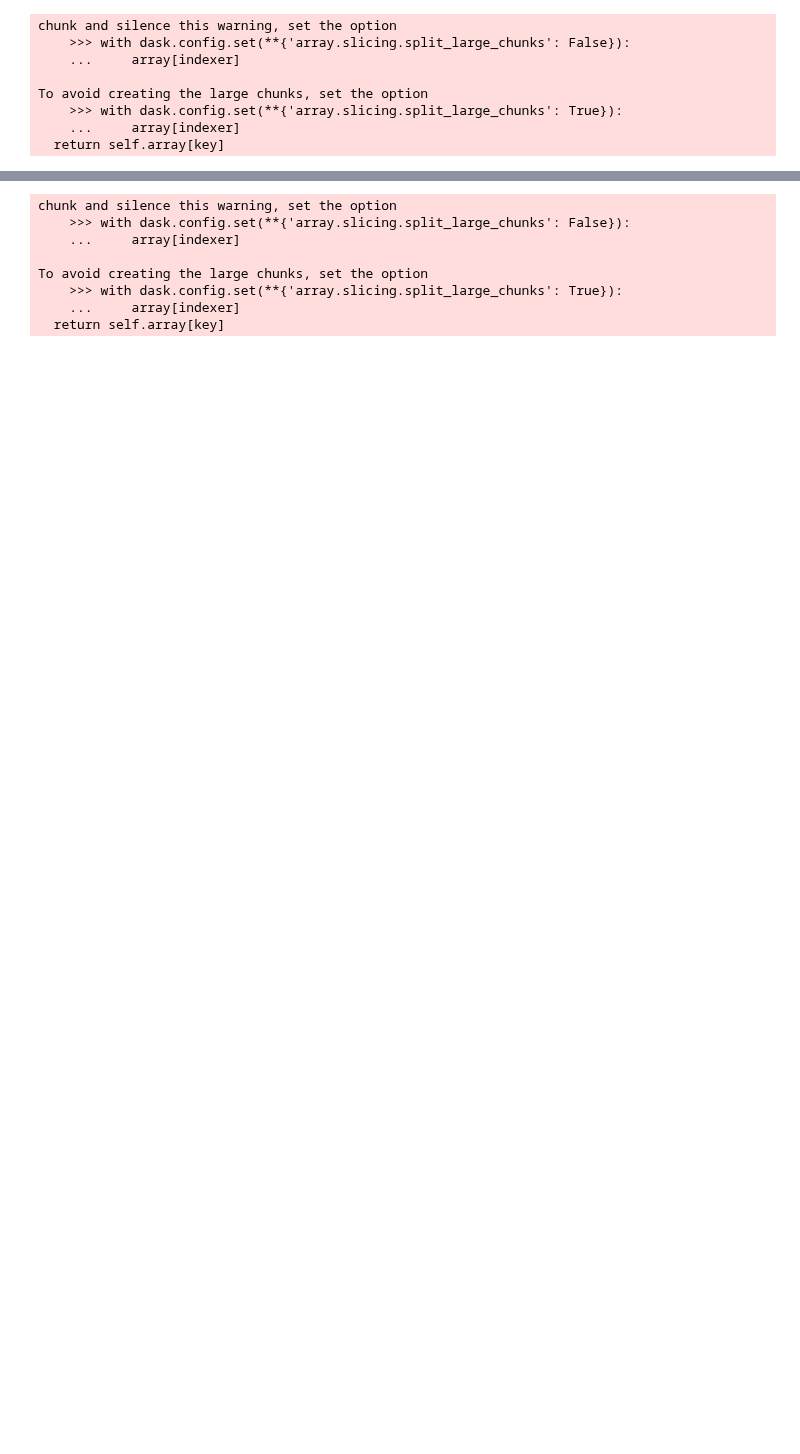
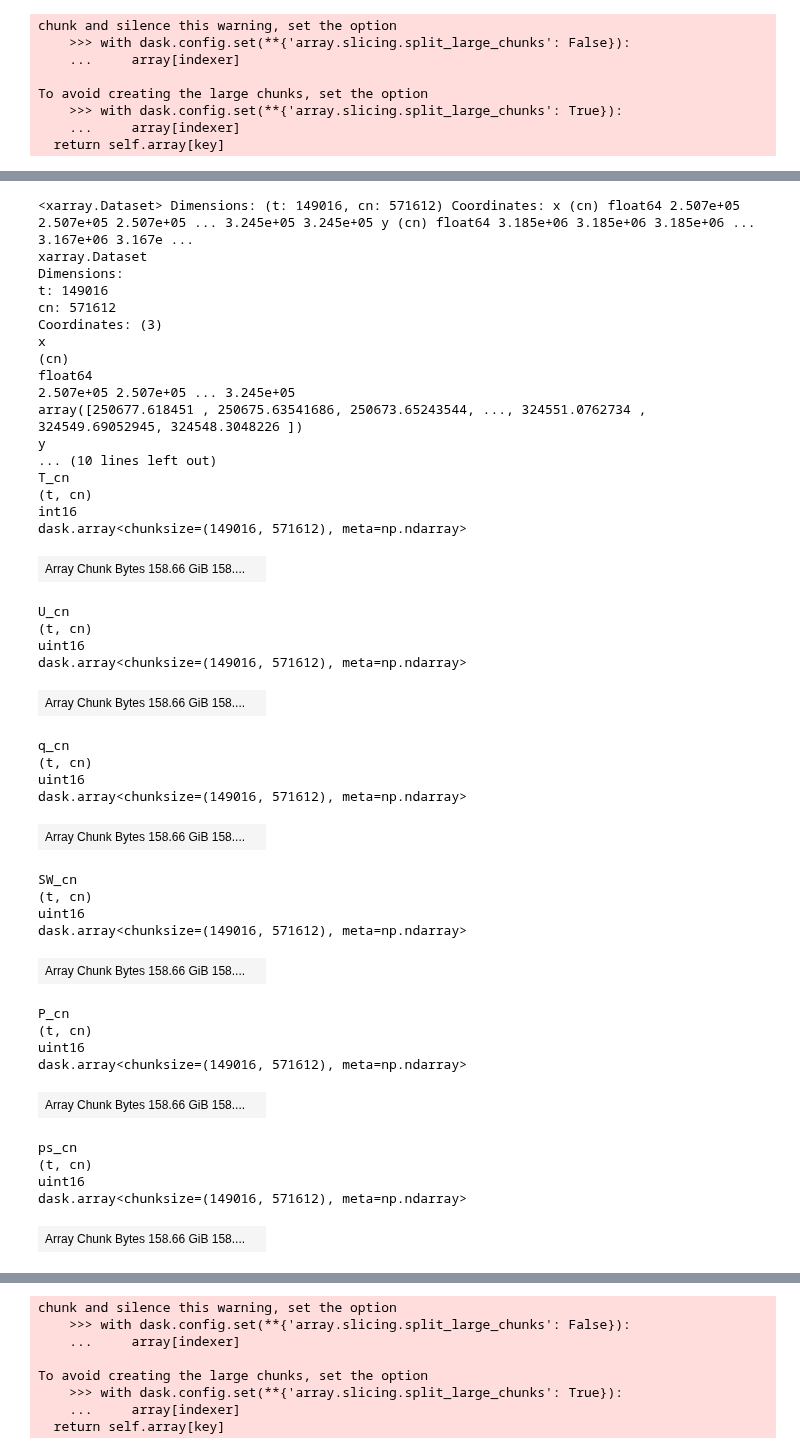
Before and after one commit to jacobqs/MST-Himalaya, a Jupyter notebook: notebooks/topo.ipynb, the cells around one changed output, grey strips where cells are left out. Cells and saved outputs as stored; diff of their text form; code cells hidden in the pictures; blank space fills up the shorter version.

```diff
--- a/notebooks/topo.ipynb
+++ b/notebooks/topo.ipynb
@@ -79,3 +108,5 @@ df['y'] = y
 # #     y_dist = np.abs(df['y'][i] - y_grid)
 # #     y_min_dist_inx = np.where(y_dist == np.min(y_dist))[0]
 # #     df.loc[i, 'y_grid'] = y_grid[y_min_dist_inx]
+# %%
+ds_new = ds.assign_coords(dict(x = (['pixels'], x), y = (['pixels'], y), cn = (['pixels'], cn)))
@@ -81,0 +133,4 @@ df['y'] = y
+# %%
+ds_new = ds_new.assign(dict(T_cn = (['t', 'cn'], T_cn.data), U_cn = (['t', 'cn'], U_cn.data),
+                            q_cn = (['t', 'cn'], q_cn.data), SW_cn = (['t', 'cn'], SW_cn.data),
+                            P_cn = (['t', 'cn'], P_cn.data), ps_cn = (['t', 'cn'], ps_cn.data)))
@@ -81,0 +157,2 @@ df['y'] = y
+# %%
+ds_new = ds_new.drop_dims(['clusters', 'pixels', 'latitude', 'longitude'])
@@ -167,0 +496,46 @@ flattend_df = grouped_df_copy.groupby('index_right').count()
+# %%
+ds_new
+# %% [output]
+<xarray.Dataset> Dimensions: (t: 149016, cn: 571612) Coordinates: x (cn) float64 2.507e+05 2.507e+05 2.507e+05 ... 3.245e+05 3.245e+05 y (cn) float64 3.185e+06 3.185e+06 3.185e+06 ... 3.167e+06 3.167e ...
+xarray.Dataset
+Dimensions:
+t: 149016
+cn: 571612
+Coordinates: (3)
+x
+(cn)
+float64
+2.507e+05 2.507e+05 ... 3.245e+05
+array([250677.618451 , 250675.63541686, 250673.65243544, ..., 324551.0762734 , 324549.69052945, 324548.3048226 ])
+y
+... (10 lines left out)
+T_cn
+(t, cn)
+int16
+dask.array<chunksize=(149016, 571612), meta=np.ndarray>
+| Array Chunk Bytes 158.66 GiB 158.... |  |
+U_cn
+(t, cn)
+uint16
+dask.array<chunksize=(149016, 571612), meta=np.ndarray>
+| Array Chunk Bytes 158.66 GiB 158.... |  |
+q_cn
+(t, cn)
+uint16
+dask.array<chunksize=(149016, 571612), meta=np.ndarray>
+| Array Chunk Bytes 158.66 GiB 158.... |  |
+SW_cn
+(t, cn)
+uint16
+dask.array<chunksize=(149016, 571612), meta=np.ndarray>
+| Array Chunk Bytes 158.66 GiB 158.... |  |
+P_cn
+(t, cn)
+uint16
+dask.array<chunksize=(149016, 571612), meta=np.ndarray>
+| Array Chunk Bytes 158.66 GiB 158.... |  |
+ps_cn
+(t, cn)
+uint16
+dask.array<chunksize=(149016, 571612), meta=np.ndarray>
+| Array Chunk Bytes 158.66 GiB 158.... |  |
```
Also changed, not shown: parts of 48 cells of this notebook.
